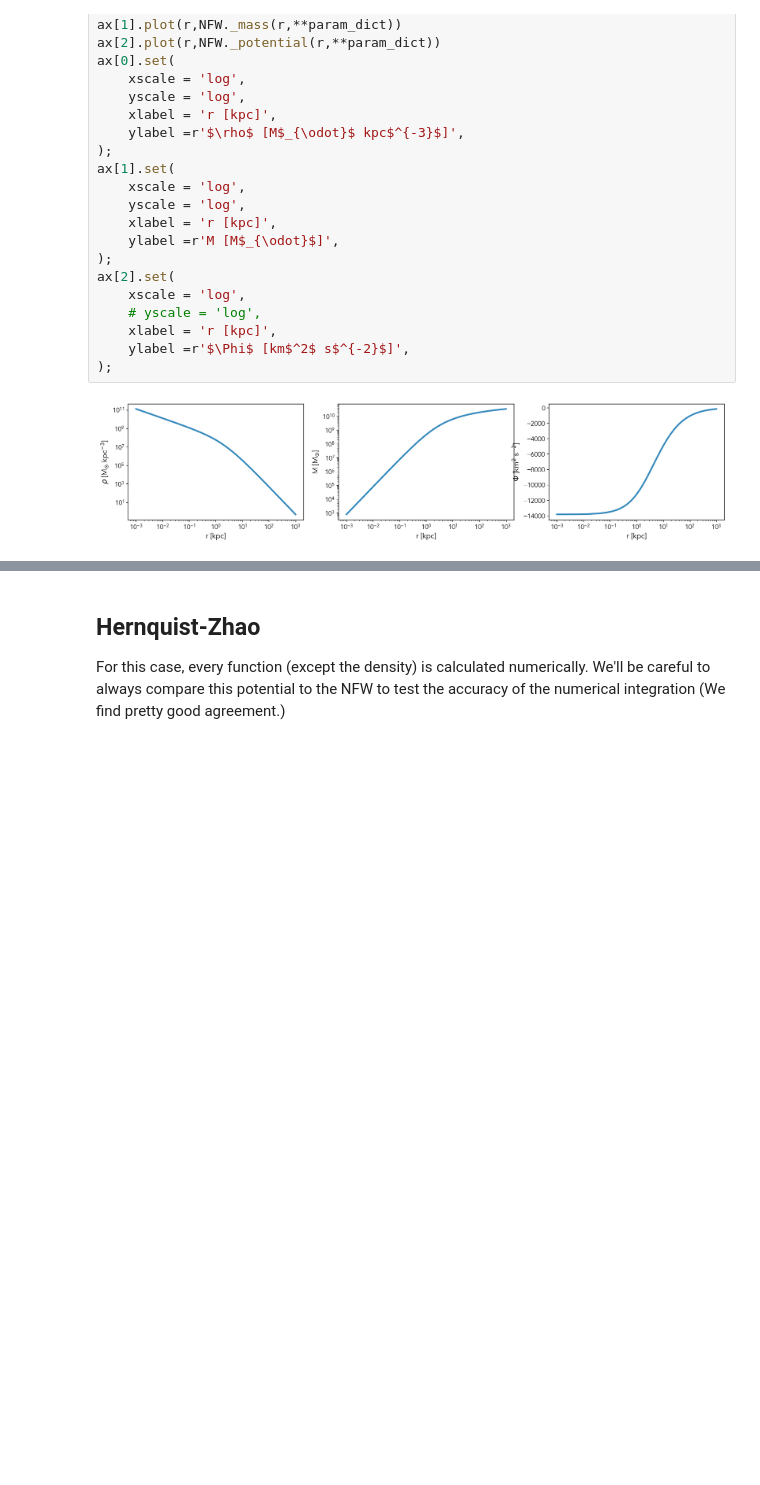
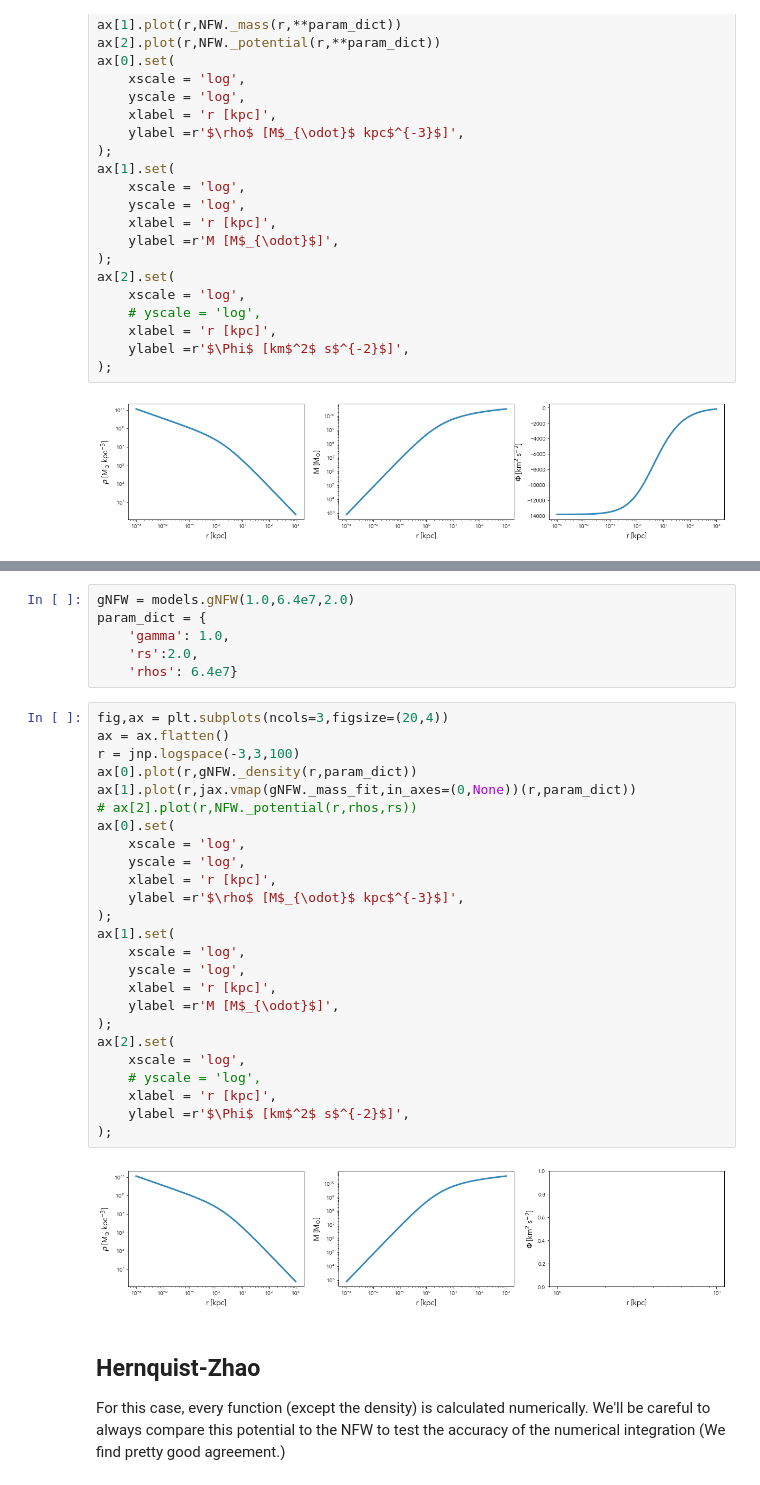
Before and after one commit to jguerra-astro/dynamicall, a Jupyter notebook: docs/notebooks/tutorial_potential.ipynb, the cells around one changed output, grey strips where cells are left out. Cells and saved outputs as stored; diff of their text form; blank space fills up the shorter version.

```diff
--- a/docs/notebooks/tutorial_potential.ipynb
+++ b/docs/notebooks/tutorial_potential.ipynb
@@ -140,3 +148,36 @@ ax[2].set(
+# %%
+gNFW = models.gNFW(1.0,6.4e7,2.0)
+param_dict = {
+    'gamma': 1.0,
+    'rs':2.0,
+    'rhos': 6.4e7}
+# %%
+fig,ax = plt.subplots(ncols=3,figsize=(20,4))
+ax = ax.flatten()
+r = jnp.logspace(-3,3,100)
+ax[0].plot(r,gNFW._density(r,param_dict))
+ax[1].plot(r,jax.vmap(gNFW._mass_fit,in_axes=(0,None))(r,param_dict))
+# ax[2].plot(r,NFW._potential(r,rhos,rs))
+ax[0].set(
+    xscale = 'log',
+    yscale = 'log',
+    xlabel = 'r [kpc]',
+    ylabel =r'$\rho$ [M$_{\odot}$ kpc$^{-3}$]',
+);
+ax[1].set(
+    xscale = 'log',
+    yscale = 'log',
+    xlabel = 'r [kpc]',
+    ylabel =r'M [M$_{\odot}$]',
+);
+ax[2].set(
+    xscale = 'log',
+    # yscale = 'log',
+    xlabel = 'r [kpc]',
+    ylabel =r'$\Phi$ [km$^2$ s$^{-2}$]',
+);
+# %% [output]
+[figure, added]
 # %% [markdown]
 ## Hernquist-Zhao
 
```
Also changed, not shown: parts of 3 cells of this notebook, 7 other files.
